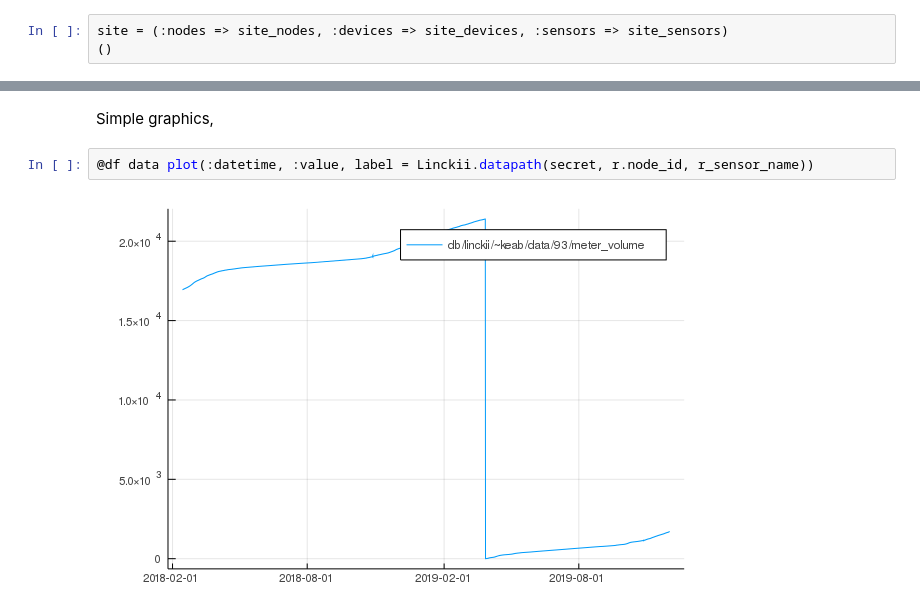
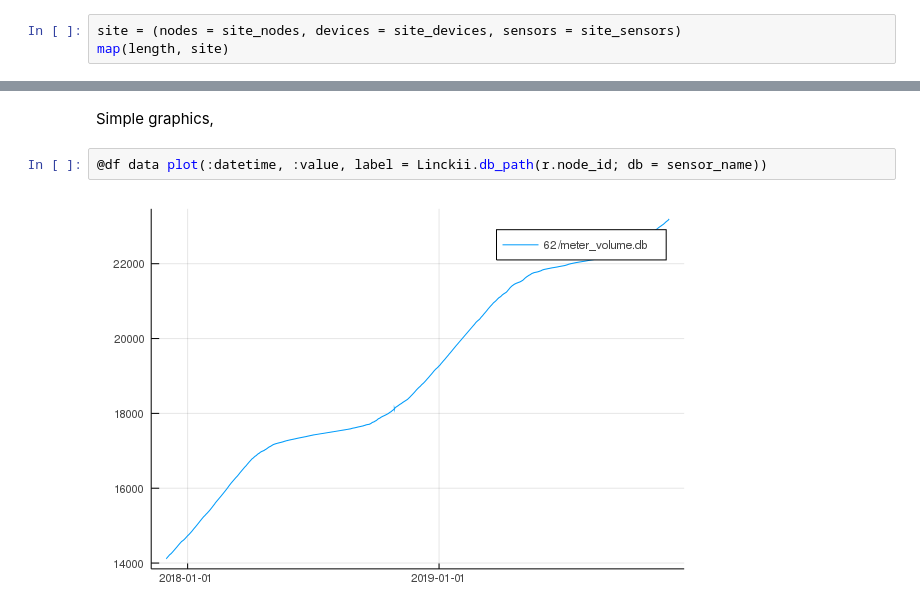
Before and after one commit to noda/Sonic.jl-deprecated-, a Jupyter notebook: doc/Linckii.ipynb, the cells around one changed output, grey strips where cells are left out. Drawn from its saved outputs; the diff is of its cells as text.

```diff
--- a/doc/Linckii.ipynb
+++ b/doc/Linckii.ipynb
@@ -86,6 +85,6 @@ Columns:
 4  sensor_id           Int64
 5  sensor_description  String
 # %%
-site = (:nodes => site_nodes, :devices => site_devices, :sensors => site_sensors)
-()
+site = (nodes = site_nodes, devices = site_devices, sensors = site_sensors)
+map(length, site)
 # %% [output]
@@ -216,6 +214,6 @@ datetime             variable       value
 # %% [markdown]
 Simple graphics,
 # %%
-@df data plot(:datetime, :value, label = Linckii.datapath(secret, r.node_id, r_sensor_name))
+@df data plot(:datetime, :value, label = Linckii.db_path(r.node_id; db = sensor_name))
 # %% [output]
-[figure, old version]
+[figure, new version]
```
Also changed, not shown: parts of 11 cells of this notebook, 4 other files.
